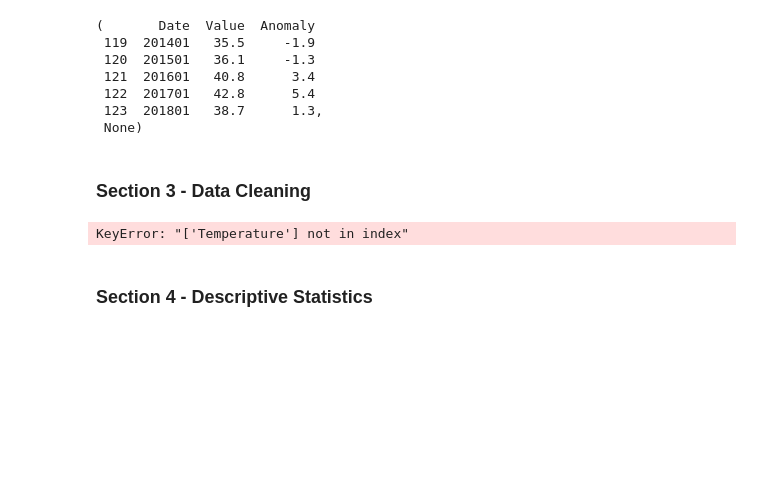
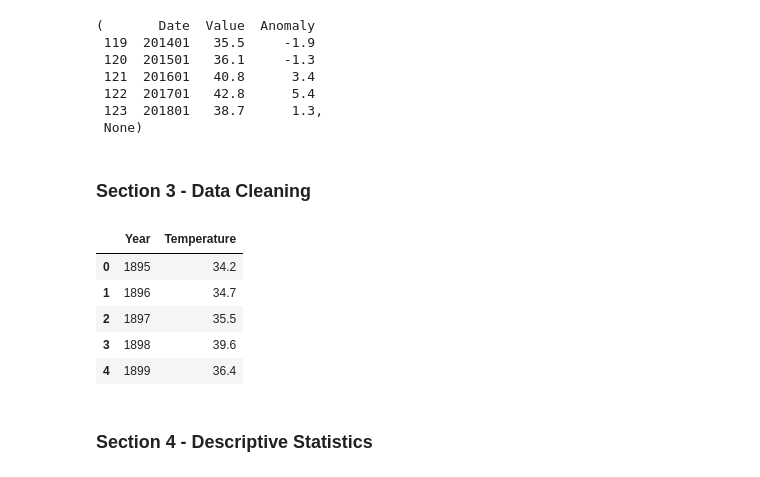
Before and after one commit to larrygold18/datafun-07-ml, a Jupyter notebook: notebooks/sandraotubushin_ml.ipynb, the cells around one changed output. Cells and saved outputs as stored; diff of their text form; code cells hidden in the pictures; blank space fills up the shorter version.

Commit message:
CC7.6: Fixed year extraction in data cleaning; chart corrected

```diff
--- a/notebooks/sandraotubushin_ml.ipynb
+++ b/notebooks/sandraotubushin_ml.ipynb
@@ -103,22 +103,32 @@ memory usage: 3.0 KB
 # %% [markdown]
 ### Section 3 - Data Cleaning
 # %%
-# Rename columns to match project convention
+# --- Section 3: Data Cleaning ---
+
+# Rename columns to match our project standard
 nyc_df = nyc_df.rename(columns={
     "Date": "Year",
     "Value": "Temperature"
 })
 
-# Keep only the two relevant columns
+# Extract only the 4-digit year (e.g., 189501 → 1895)
+nyc_df["Year"] = nyc_df["Year"].astype(str).str.slice(0, 4).astype(int)
+
+# Keep only the two relevant columns and drop missing data
 nyc_df = nyc_df[["Year", "Temperature"]].dropna()
 
-# Convert data types
-nyc_df["Year"] = nyc_df["Year"].astype(int)
+# Convert temperature to float
 nyc_df["Temperature"] = nyc_df["Temperature"].astype(float)
 
+# Display a preview to confirm cleaning
 nyc_df.head()
 # %% [output]
-KeyError: "['Temperature'] not in index"
+|  | Year | Temperature |
+| 0 | 1895 | 34.2 |
+| 1 | 1896 | 34.7 |
+| 2 | 1897 | 35.5 |
+| 3 | 1898 | 39.6 |
+| 4 | 1899 | 36.4 |
 # %% [markdown]
 ### Section 4 - Descriptive Statistics
 # %%
```
Also changed, not shown: parts of 4 cells of this notebook, 1 other file.
